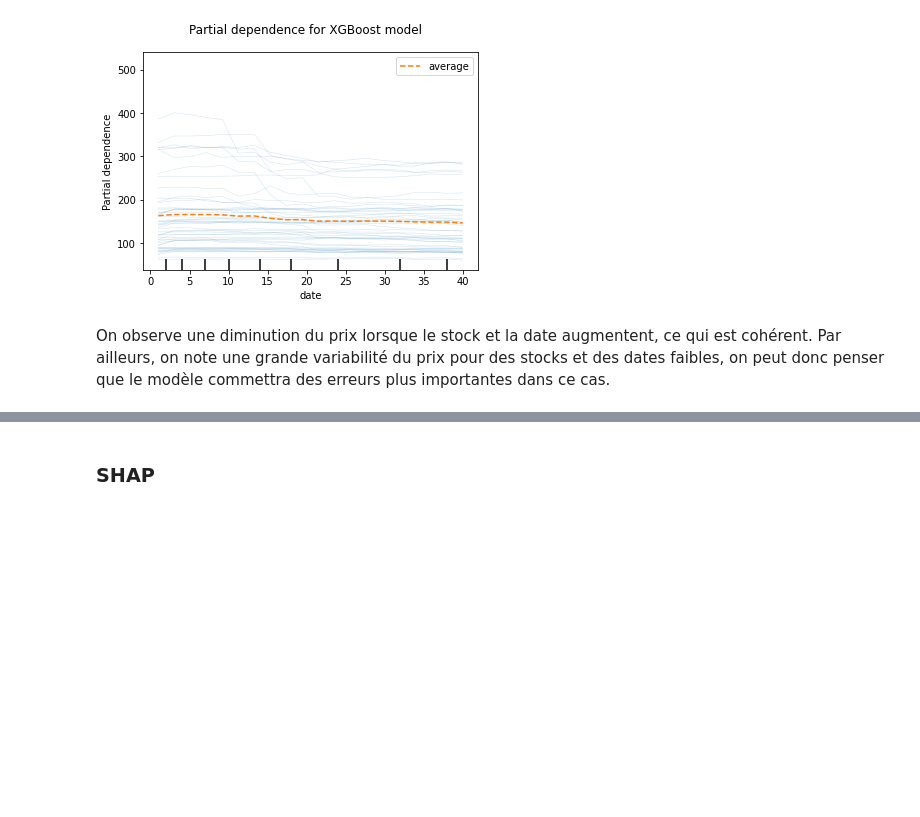
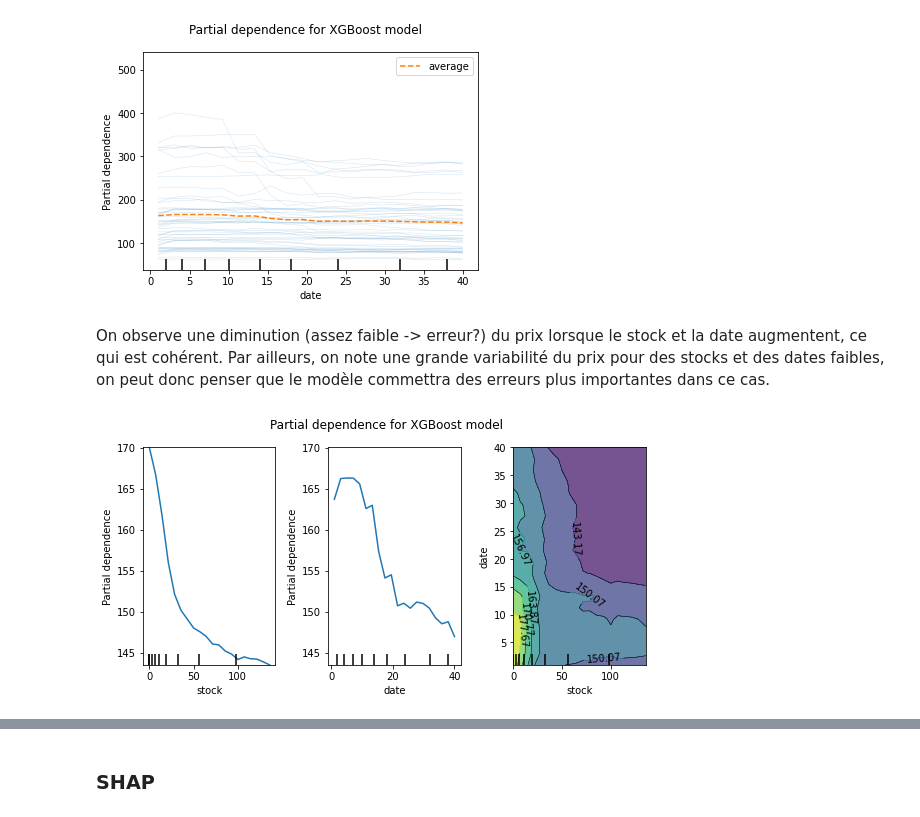
Before and after one commit to TryoenJ/Defi-IA, a Jupyter notebook: GIT-Final/analysis.ipynb, the cells around one changed output, grey strips where cells are left out. Cells and saved outputs as stored; diff of their text form; code cells hidden in the pictures; blank space fills up the shorter version.

```diff
--- a/GIT-Final/analysis.ipynb
+++ b/GIT-Final/analysis.ipynb
@@ -147,6 +147,10 @@ Y = data[["price"]]
 # %%
 X_train, X_test, y_train, y_test = train_test_split(X, Y, test_size=0.2, random_state=42)
 
+#sous échantillon pour l'interprétabilité
+XI_test = X_test.sample(frac=0.2, random_state=42)
+yI_test = y_test.sample(frac=0.2, random_state=42)
+
 y_train = np.ravel(y_train)
 y_test = np.ravel(y_test)
 # %%
@@ -183,3 +214,6 @@ plt.show()
+# %%
+X_test = XI_test
+y_test = yI_test
 # %% [markdown]
 ### Permutation Importance
 # %%
@@ -320,5 +354,21 @@ display.figure_.subplots_adjust(hspace=0.3)
 # %% [output]
 [figure]
 # %% [markdown]
-On observe une diminution du prix lorsque le stock et la date augmentent, ce qui est cohérent.
-Par ailleurs, on note une grande variabilité du prix pour des stocks et des dates faibles, on peut donc penser que le modèle commettra des erreurs plus importantes dans ce cas.
+On observe une diminution (assez faible -> erreur?) du prix lorsque le stock et la date augmentent, ce qui est cohérent. Par ailleurs, on note une grande variabilité du prix pour des stocks et des dates faibles, on peut donc penser que le modèle commettra des erreurs plus importantes dans ce cas.
+# %%
+_, ax = plt.subplots(ncols=3, figsize=(9, 4))
+top_2_features = features_importance.Feature_name[:3].values
+features = [top_2_features[1], top_2_features[2], (top_2_features[1], top_2_features[2])]
+display = PartialDependenceDisplay.from_estimator(
+    model,
+    X_test,
+    features,
+    kind="average",
+    n_jobs=3,
+    grid_resolution=20,
+    ax=ax,
+)
+display.figure_.suptitle(f"Partial dependence for {model_name} model")
+display.figure_.subplots_adjust(wspace=0.4, hspace=0.3)
+# %% [output]
+[figure, added]
```
Also changed, not shown: parts of 4 cells of this notebook.
